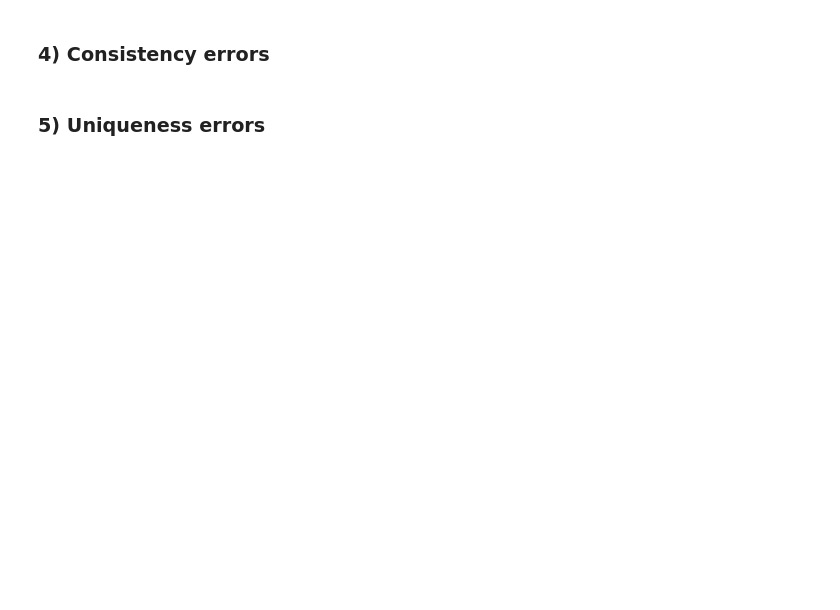
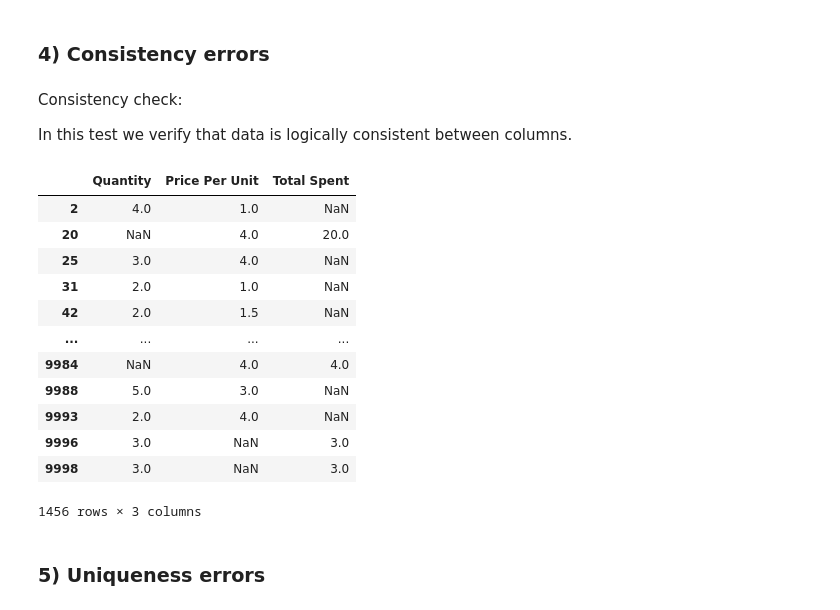
Before and after one commit to IsaacLafond/CSI-4142---Fundamentals-of-Data-Science, a Jupyter notebook: Assignment 2/assignment2.ipynb, the cells around one changed output. Saved outputs shown, nothing was run; the diff lists cells and outputs as text; code cells hidden in the pictures; blank space fills up the shorter version.

```diff
--- a/Assignment 2/assignment2.ipynb
+++ b/Assignment 2/assignment2.ipynb
@@ -124,4 +152,39 @@ df_filtered
 # %% [markdown]
 ### **4) Consistency errors**
+# %% [markdown]
+Consistency check:
+
+In this test we verify that data is logically consistent between columns.
+# %%
+# Checker code (only 1 possible parameter, see below)
+
+# Quantity, Price Per Unit and Total Spent are the only column logically linked
+# Therefore we report the consistency of these columns by returning a data frame of inconsistent rows
+df1_temp = df1.copy()
+
+# Convert columns to numeric (to handle possible string values)
+df1_temp["Quantity"] = pd.to_numeric(df1_temp["Quantity"], errors="coerce")
+df1_temp["Price Per Unit"] = pd.to_numeric(df1_temp["Price Per Unit"], errors="coerce")
+df1_temp["Total Spent"] = pd.to_numeric(df1_temp["Total Spent"], errors="coerce")
+
+mask = df1_temp["Quantity"] * df1_temp["Price Per Unit"] != df1_temp["Total Spent"]
+
+df1_temp.loc[mask, ["Quantity", "Price Per Unit", "Total Spent"]]
+
+# [6]
+# %% [output]
+|  | Quantity | Price Per Unit | Total Spent |
+| 2 | 4.0 | 1.0 | NaN |
+| 20 | NaN | 4.0 | 20.0 |
+| 25 | 3.0 | 4.0 | NaN |
+| 31 | 2.0 | 1.0 | NaN |
+| 42 | 2.0 | 1.5 | NaN |
+| ... | ... | ... | ... |
+| 9984 | NaN | 4.0 | 4.0 |
+| 9988 | 5.0 | 3.0 | NaN |
+| 9993 | 2.0 | 4.0 | NaN |
+| 9996 | 3.0 | NaN | 3.0 |
+| 9998 | 3.0 | NaN | 3.0 |
+1456 rows × 3 columns
 # %% [markdown]
 ### **5) Uniqueness errors**
```
Also changed, not shown: parts of 27 cells of this notebook.
